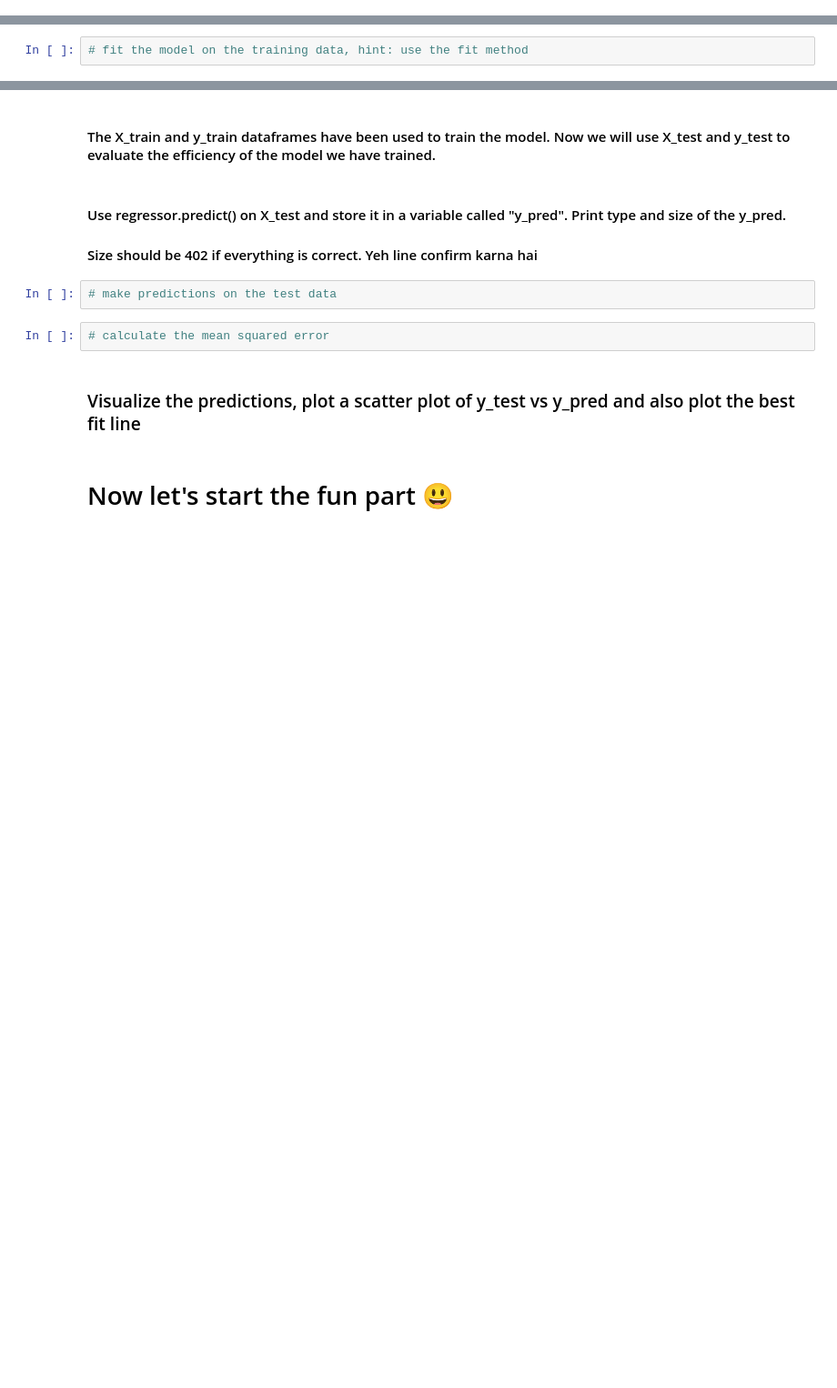
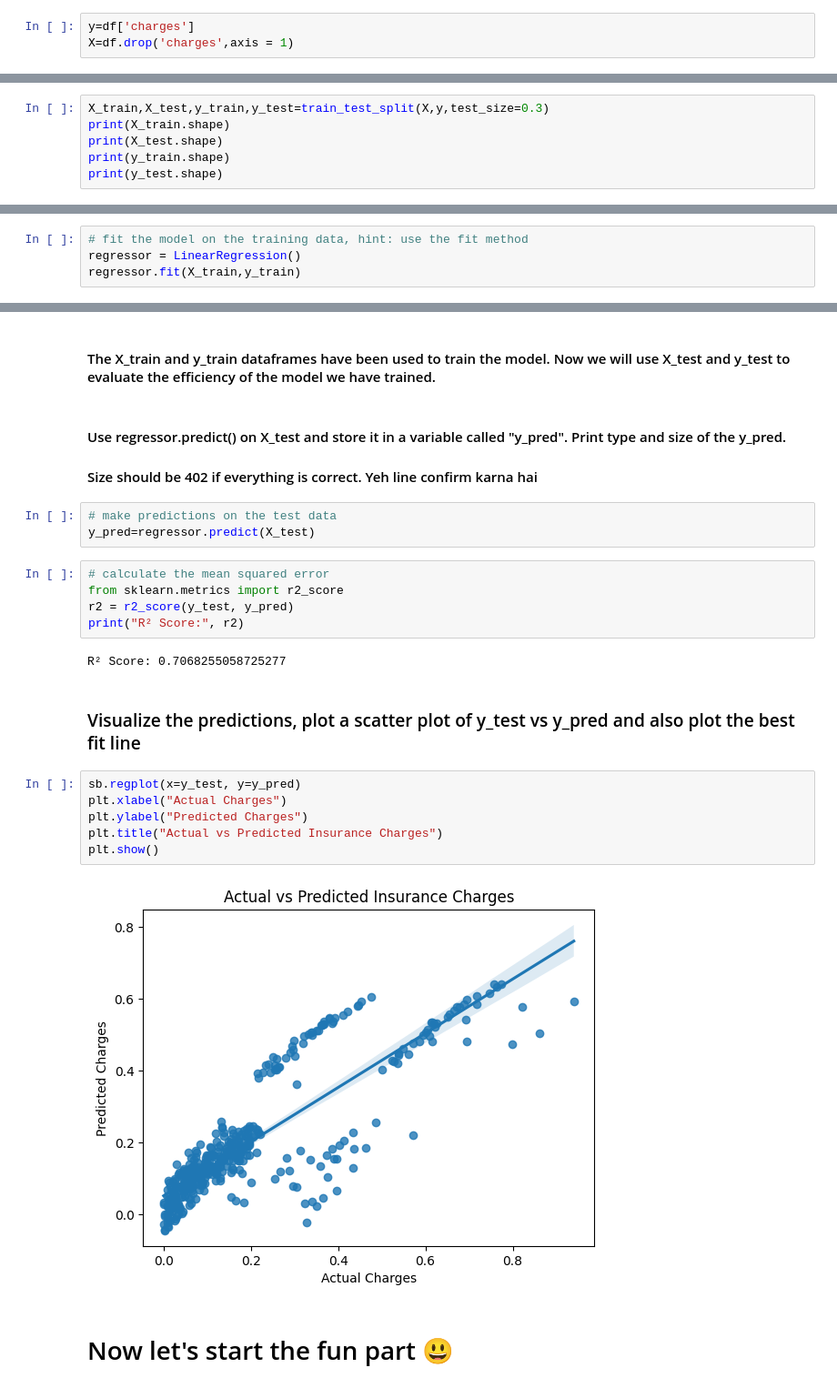
Before and after one commit to siddhigogri/SiddhiGogri_LP_Synapse26, a Jupyter notebook: Synapse Task1A.ipynb, the cells around one changed output, grey strips where cells are left out. Shown at 91% size. Saved outputs shown, nothing was run; the diff lists cells and outputs as text; blank space fills up the shorter version.

```diff
--- a/Synapse Task1A.ipynb
+++ b/Synapse Task1A.ipynb
@@ -241,2 +256,11 @@ In order to implement this, import train_test_split function from scikit-learn.
+# %%
+y=df['charges']
+X=df.drop('charges',axis = 1)
 # %% [markdown]
 Print the size and shape of each of the train/test splits (it should be in the ratio as per test_size parameter above, i.e in ratio of 0.3)
+# %%
+X_train,X_test,y_train,y_test=train_test_split(X,y,test_size=0.3)
+print(X_train.shape)
+print(X_test.shape)
+print(y_train.shape)
+print(y_test.shape)
@@ -256,2 +286,4 @@ https://www.analyticsvidhya.com/blog/2021/08/understanding-linear-regression-wit
 # %%
 # fit the model on the training data, hint: use the fit method
+regressor = LinearRegression()
+regressor.fit(X_train,y_train)
@@ -263,10 +297,24 @@ https://www.analyticsvidhya.com/blog/2021/08/understanding-linear-regression-wit
 #### Size should be 402 if everything is correct. Yeh line confirm karna hai
 # %%
 # make predictions on the test data
+y_pred=regressor.predict(X_test)
 # %%
 # calculate the mean squared error
+from sklearn.metrics import r2_score
+r2 = r2_score(y_test, y_pred)
+print("R² Score:", r2)
+# %% [output]
+R² Score: 0.7068255058725277
 # %% [markdown]
 ### Visualize the predictions, plot a scatter plot of y_test vs y_pred and also plot the best fit line
+# %%
+sb.regplot(x=y_test, y=y_pred)
+plt.xlabel("Actual Charges")
+plt.ylabel("Predicted Charges")
+plt.title("Actual vs Predicted Insurance Charges")
+plt.show()
+# %% [output]
+[figure, added]
 # %% [markdown]
 # Now let's start the fun part 😃
 # %% [markdown]
```
Also changed, not shown: parts of 10 cells of this notebook.
